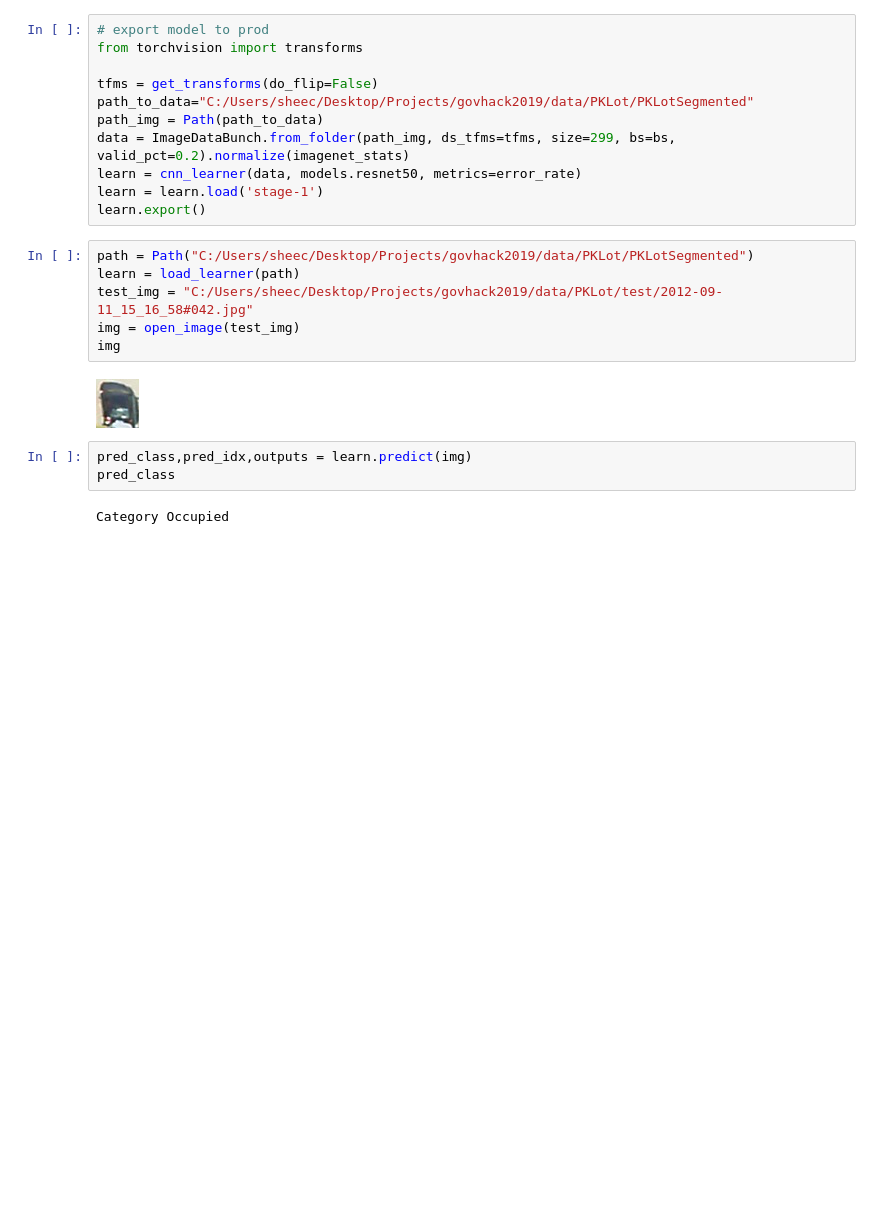
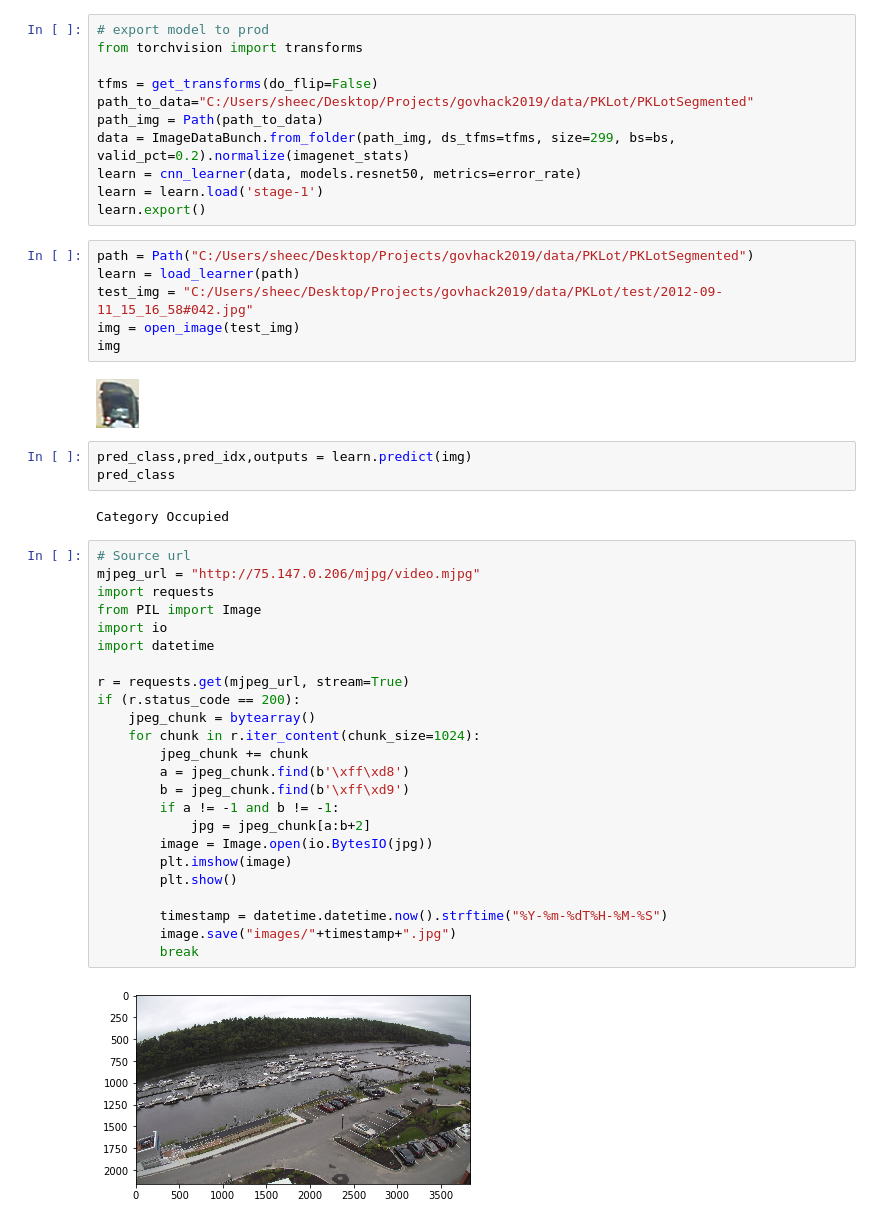
Before and after one commit to sheecegardezi/govhack2019, a Jupyter notebook: parking/Car Parking System.ipynb, the cells around one changed output. Saved outputs shown, nothing was run; the diff lists cells and outputs as text; blank space fills up the shorter version.

```diff
--- a/parking/Car Parking System.ipynb
+++ b/parking/Car Parking System.ipynb
@@ -113,3 +113,29 @@ pred_class,pred_idx,outputs = learn.predict(img)
 pred_class
 # %% [output]
 Category Occupied
+# %%
+# Source url
+mjpeg_url = "http://75.147.0.206/mjpg/video.mjpg"
+import requests
+from PIL import Image
+import io
+import datetime
+
+r = requests.get(mjpeg_url, stream=True)
+if (r.status_code == 200):
+    jpeg_chunk = bytearray()
+    for chunk in r.iter_content(chunk_size=1024):
+        jpeg_chunk += chunk
+        a = jpeg_chunk.find(b'\xff\xd8')
+        b = jpeg_chunk.find(b'\xff\xd9')
+        if a != -1 and b != -1:
+            jpg = jpeg_chunk[a:b+2]
+        image = Image.open(io.BytesIO(jpg))
+        plt.imshow(image)
+        plt.show()
+
+        timestamp = datetime.datetime.now().strftime("%Y-%m-%dT%H-%M-%S")
+        image.save("images/"+timestamp+".jpg")
+        break
+# %% [output]
+[figure, added]
```
Also changed, not shown: parts of 2 cells of this notebook, 1 other file.
